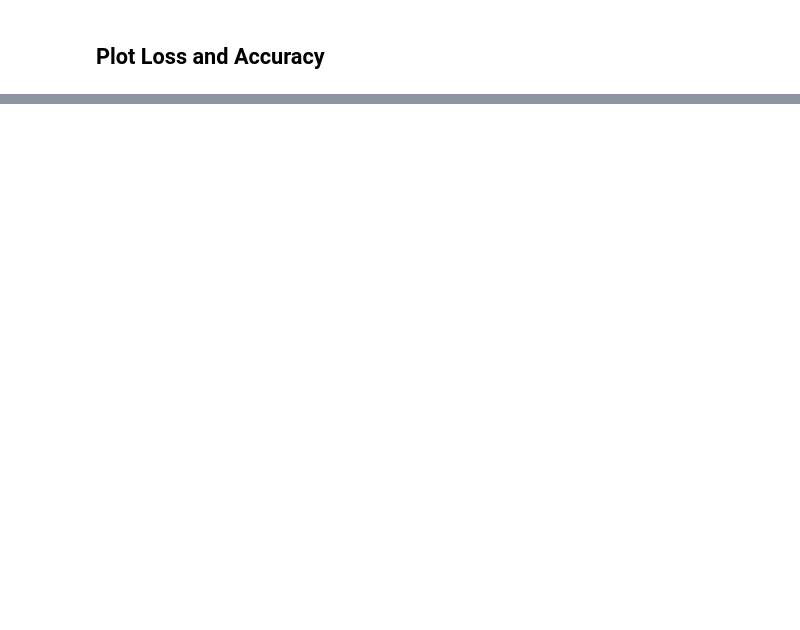
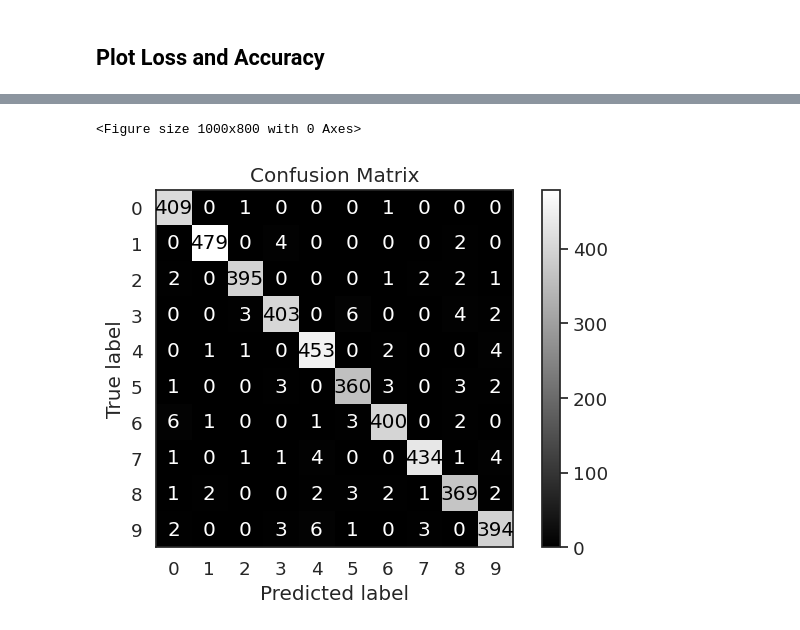
Before and after one commit to cleytoncandeira/kaggle_digit_recognizer_challenge, a Jupyter notebook: digit-recognizer-fundamentals.ipynb, the cells around one changed output, grey strips where cells are left out. Saved outputs shown, nothing was run; the diff lists cells and outputs as text; code cells hidden in the pictures; blank space fills up the shorter version.

```diff
--- a/digit-recognizer-fundamentals.ipynb
+++ b/digit-recognizer-fundamentals.ipynb
@@ -199,0 +204,5 @@ plot_loss_and_accuracy(history)
+# %%
+# Predictions
+y_pred = model.predict(X_val)
+y_pred_classes = np.argmax(y_pred, axis=1)
+labels = range(10)
@@ -199,0 +211,20 @@ plot_loss_and_accuracy(history)
+# %%
+def plot_confusion_matrix(y_true, y_pred, labels, title='Confusion Matrix'):
+
+    confusion = confusion_matrix(y_true, y_pred)
+
+    plt.figure(figsize=(10, 8))
+    sns.set(font_scale=1.2)
+    sns.set_style("white")
+
+    disp = ConfusionMatrixDisplay(confusion, display_labels=labels)
+    disp.plot(cmap='gray', values_format='d')
+    plt.title(title)
+
+    plt.tight_layout()
+    plt.show()
+# %%
+plot_confusion_matrix(y_val, y_pred_classes, labels)
+# %% [output]
+<Figure size 1000x800 with 0 Axes>
+[figure, added]
```
Also changed, not shown: parts of 18 cells of this notebook.
